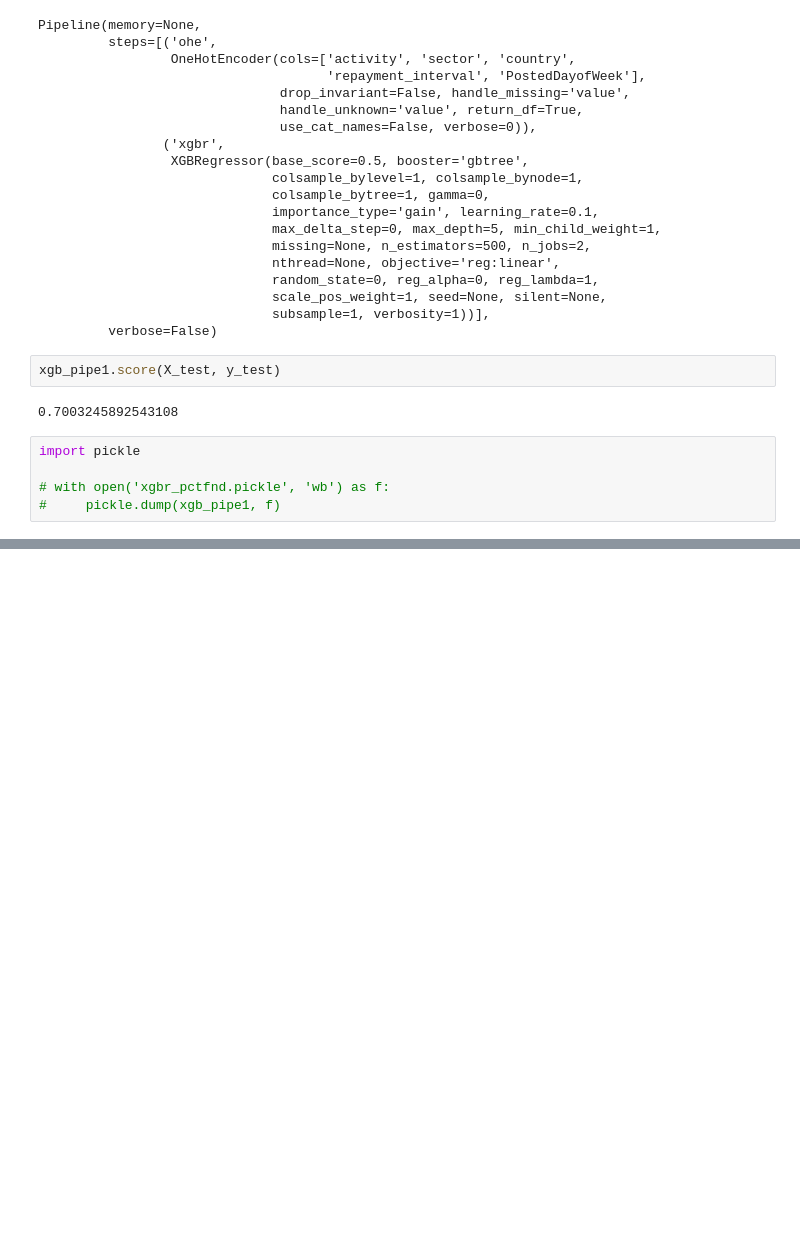
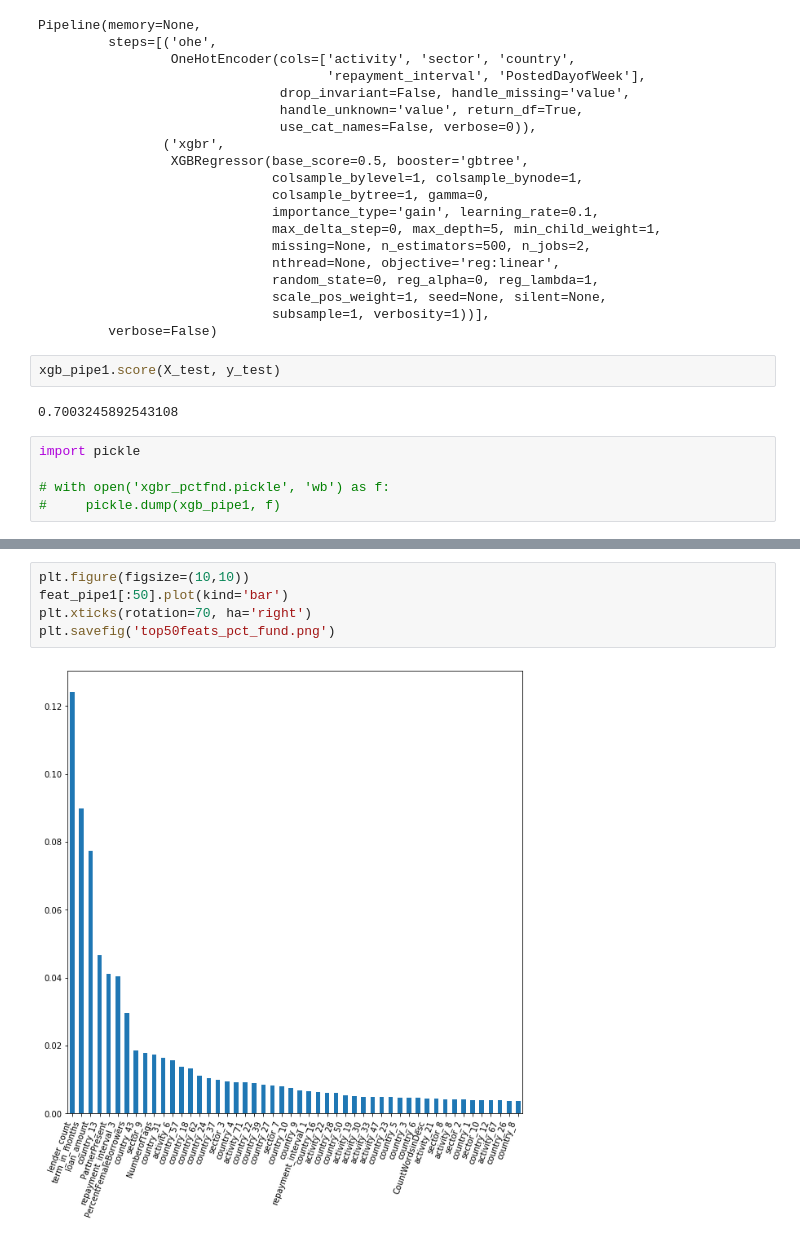
Before and after one commit to Alec-Schneider/KivaLoans, a Jupyter notebook: train_pctfundBoost.ipynb, the cells around one changed output, grey strips where cells are left out. Cells and saved outputs as stored; diff of their text form; blank space fills up the shorter version.

```diff
--- a/train_pctfundBoost.ipynb
+++ b/train_pctfundBoost.ipynb
@@ -127,0 +294,7 @@ fit_params = {
+# %%
+plt.figure(figsize=(10,10))
+feat_pipe1[:50].plot(kind='bar')
+plt.xticks(rotation=70, ha='right')
+plt.savefig('top50feats_pct_fund.png')
+# %% [output]
+[figure, added]
```
Also changed, not shown: parts of 34 cells of this notebook, 6 other files.
